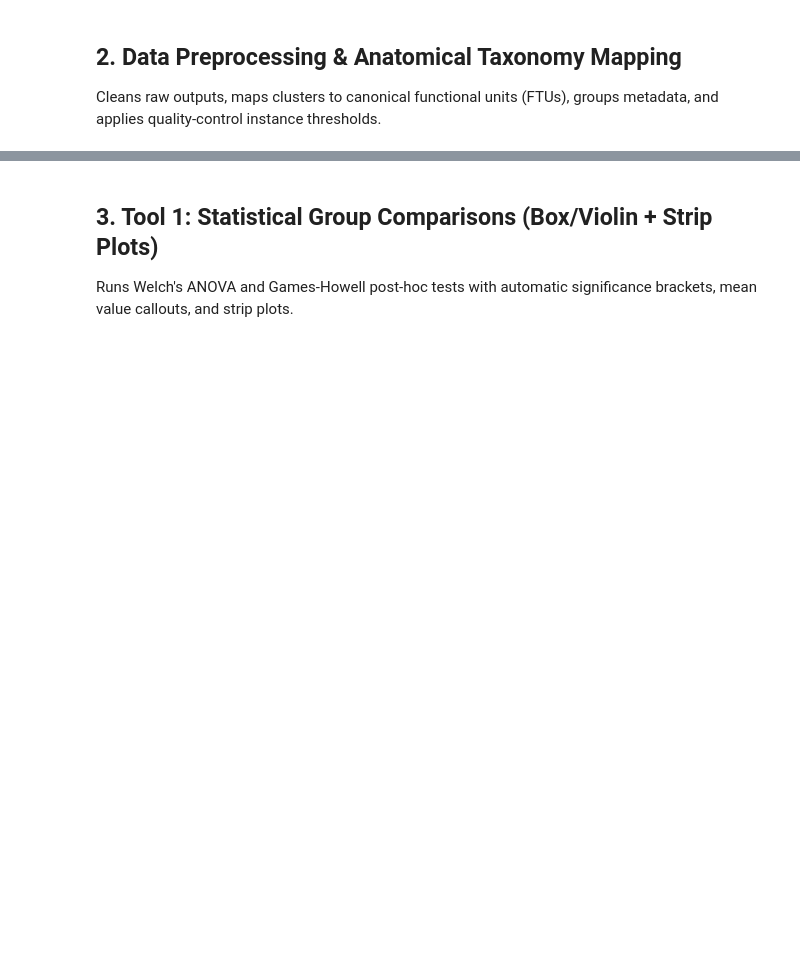
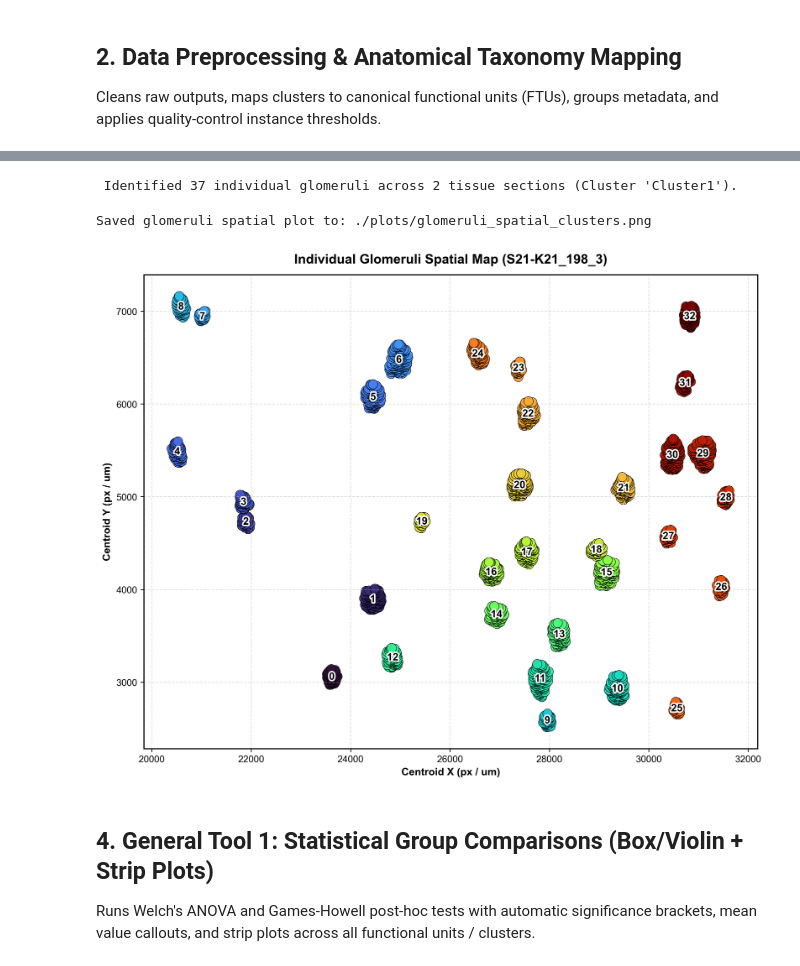
Before and after one commit to jvillazon/hsi_machine_learning, a Jupyter notebook: sk_classifier/integrated_pipeline.ipynb, the cells around one changed output, grey strips where cells are left out. Cells and saved outputs as stored; diff of their text form; code cells hidden in the pictures; blank space fills up the shorter version.

```diff
--- a/sk_classifier/integrated_pipeline.ipynb
+++ b/sk_classifier/integrated_pipeline.ipynb
@@ -71,7 +78,7 @@ if ACTIVE_PROJECT == "CODEX_WSI":
     df = load_project_dataset(
         "CODEX_WSI",
         "main_output",
-        fallback_path="./WSI_data/CODEX_clusters-regions_masks_output_csv-test/output.csv"
+        fallback_path=r"C:\Users\jvill\OneDrive - UC San Diego\integrated_pipeline\WSI_data\WSI_data\CODEX_clusters-regions_masks_output_csv-test\output.csv"
     )
 elif ACTIVE_PROJECT == "VALLON_D2O_SGLT2I":
     # Load Vallon SGLT2i kidney turnover & SRS metrics
@@ -116,0 +148,45 @@ print(f"Data ready for visualization: {filtered_df.shape[0]:,} instances remaini
+# %%
+# Step 1: Spatial Density Clustering of Cluster 1 Instances (DBSCAN on Centroids)
+if 'centroid_x' in filtered_df.columns and 'centroid_y' in filtered_df.columns:
+    filtered_df = identify_glomeruli_clusters(
+        df=filtered_df,
+        cluster_name='Cluster1',
+        cluster_col='mask_name',
+        eps=80,
+        min_samples=20,
+        x_col='centroid_x',
+        y_col='centroid_y',
+        tissue_col='tissue_id' if 'tissue_id' in filtered_df.columns else 'group',
+        glom_col='glom'
+    )
+else:
+    print("Spatial centroid columns (centroid_x, centroid_y) not found in dataset.")
+
+# Manual reassignment of glom spatial grouping
+z_df['glom'] = filtered_df['glom']
+filtered_df.loc[filtered_df['glom'] == 12, 'group']='Inner Cortex'
+z_df.loc[z_df['glom'] == 12, 'group']='Inner Cortex'
+# %% [output]
+ Identified 37 individual glomeruli across 2 tissue sections (Cluster 'Cluster1').
+# %%
+# Step 2: Visualize Identified Individual Glomeruli Spatial Map with Centroid Number Labels
+if 'glom' in filtered_df.columns and filtered_df['glom'].notna().any():
+    # Select first tissue section or plot overall
+    tissue_list = filtered_df[filtered_df['glom'].notna()]['tissue_id'].dropna().unique() if 'tissue_id' in filtered_df.columns else []
+    sample_tissue = tissue_list[0] if len(tissue_list) > 0 else None
+
+    fig_glom, ax_glom = plot_glomeruli_spatial_clusters(
+        df=filtered_df,
+        tissue_id=sample_tissue,
+        x_col='centroid_x',
+        y_col='centroid_y',
+        glom_col='glom',
+        palette='turbo',
+        s=100,
+        save_path="./plots/glomeruli_spatial_clusters.png"
+    )
+    if fig_glom:
+        plt.show()
+# %% [output]
+Saved glomeruli spatial plot to: ./plots/glomeruli_spatial_clusters.png
+[figure, added]
@@ -117,4 +319,4 @@ print(f"Data ready for visualization: {filtered_df.shape[0]:,} instances remaini
 # %% [markdown]
-## 3. Tool 1: Statistical Group Comparisons (Box/Violin + Strip Plots)
-Runs Welch's ANOVA and Games-Howell post-hoc tests with automatic significance brackets, mean value callouts, and strip plots.
+## 4. General Tool 1: Statistical Group Comparisons (Box/Violin + Strip Plots)
+Runs Welch's ANOVA and Games-Howell post-hoc tests with automatic significance brackets, mean value callouts, and strip plots across all functional units / clusters.
 # %%
```
Also changed, not shown: parts of 27 cells of this notebook, 6 other files.
